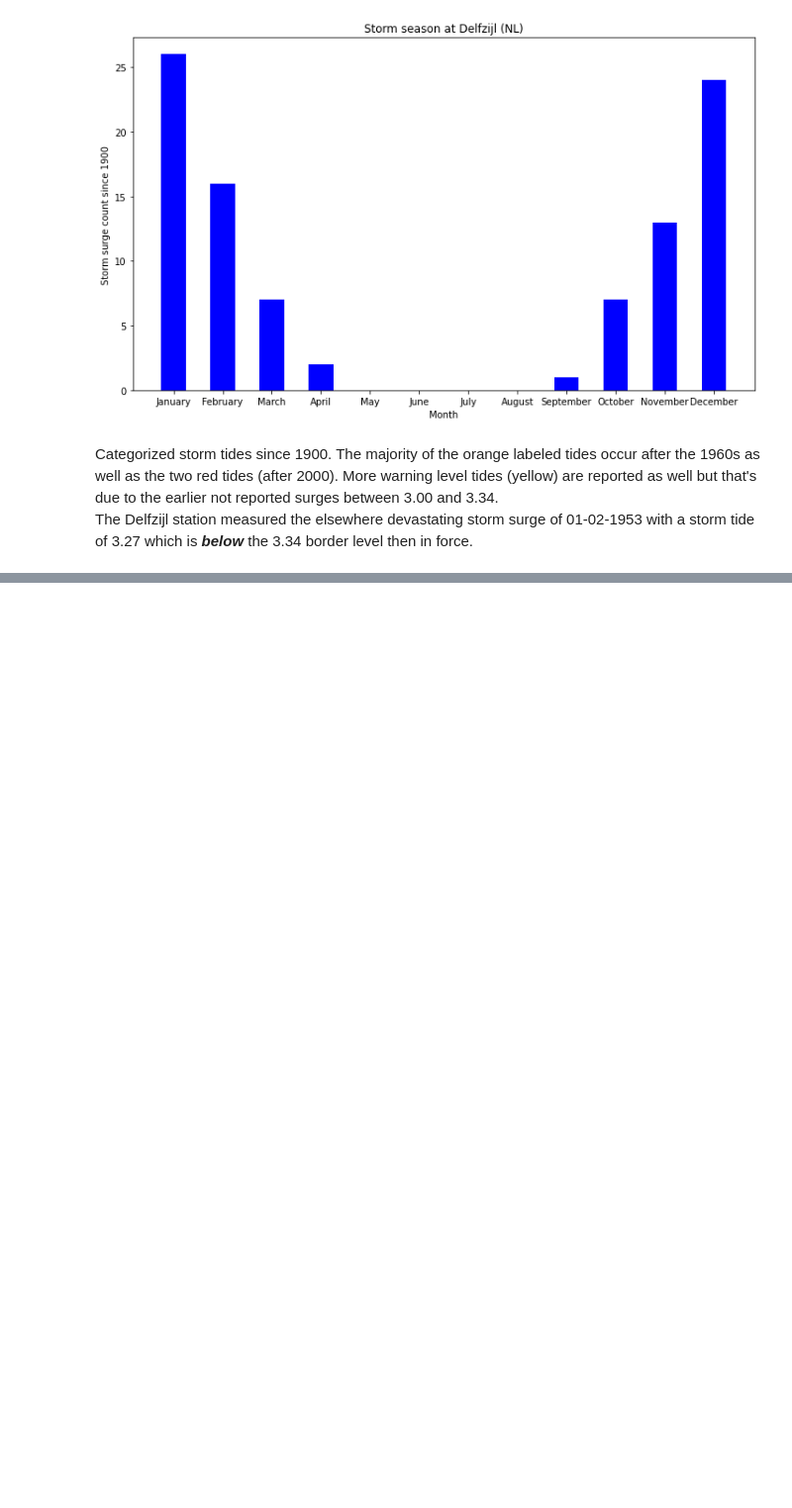
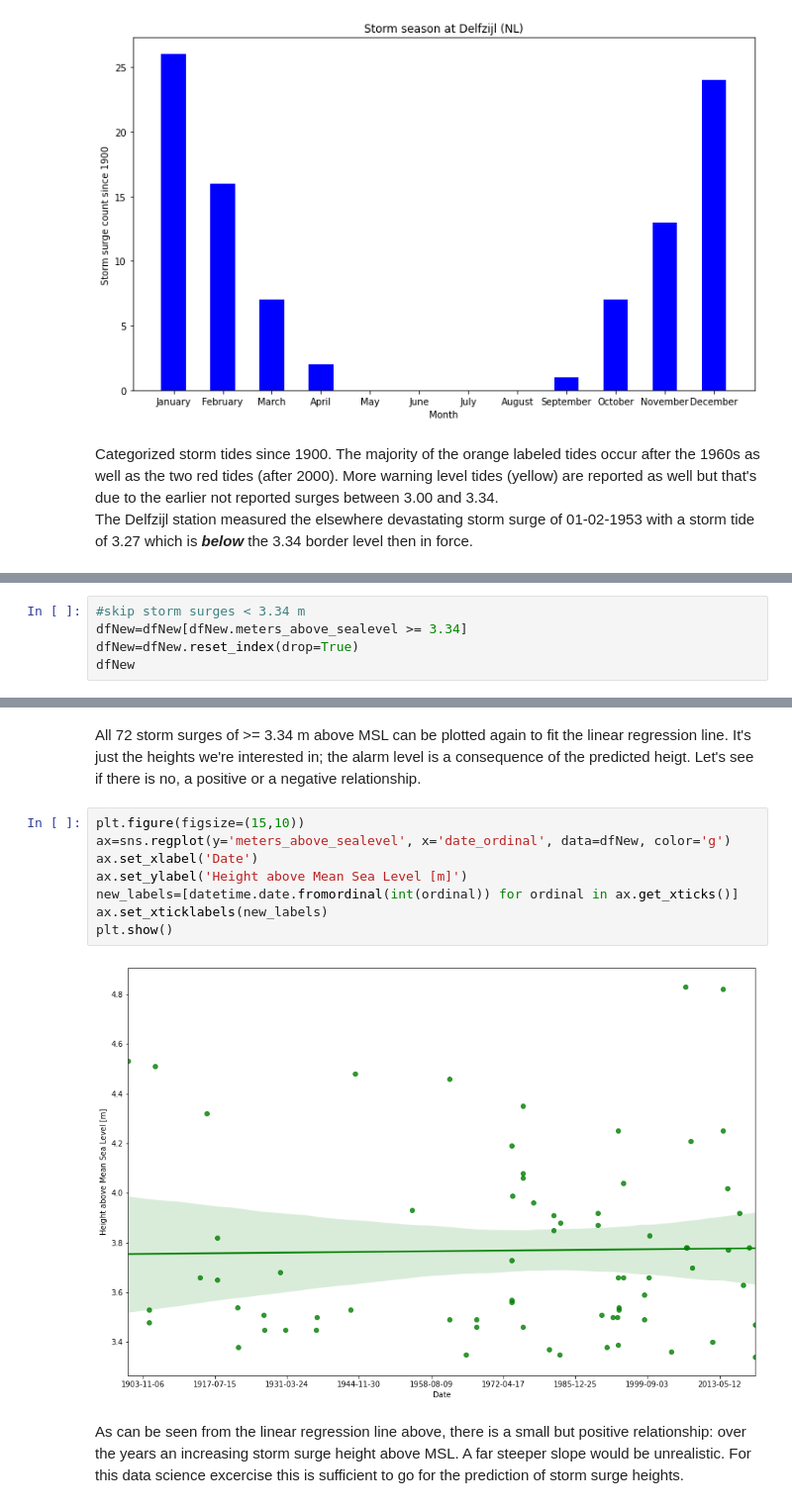
Before and after one commit to HodaAtWork/DS-miniatures, a Jupyter notebook: Python/StormTidesDelfzijl.ipynb, the cells around one changed output, grey strips where cells are left out. Shown at 99% size. Saved outputs shown, nothing was run; the diff lists cells and outputs as text; blank space fills up the shorter version.

Commit message:
storm surges - height prediction OLS

```diff
--- a/Python/StormTidesDelfzijl.ipynb
+++ b/Python/StormTidesDelfzijl.ipynb
@@ -211,0 +219,5 @@ The linear fit tends to slightly lower heights above MSL. Even regarding the con
+# %%
+#skip storm surges < 3.34 m
+dfNew=dfNew[dfNew.meters_above_sealevel >= 3.34]
+dfNew=dfNew.reset_index(drop=True)
+dfNew
@@ -211,0 +238,14 @@ The linear fit tends to slightly lower heights above MSL. Even regarding the con
+# %% [markdown]
+All 72 storm surges of >= 3.34 m above MSL can be plotted again to fit the linear regression line. It's just the heights we're interested in; the alarm level is a consequence of the predicted heigt. Let's see if there is no, a positive or a negative relationship.
+# %%
+plt.figure(figsize=(15,10))
+ax=sns.regplot(y='meters_above_sealevel', x='date_ordinal', data=dfNew, color='g')
+ax.set_xlabel('Date')
+ax.set_ylabel('Height above Mean Sea Level [m]')
+new_labels=[datetime.date.fromordinal(int(ordinal)) for ordinal in ax.get_xticks()]
+ax.set_xticklabels(new_labels)
+plt.show()
+# %% [output]
+[figure, added]
+# %% [markdown]
+As can be seen from the linear regression line above, there is a small but positive relationship: over the years an increasing storm surge height above MSL. A far steeper slope would be unrealistic. For this data science excercise this is sufficient to go for the prediction of storm surge heights.
```
Also changed, not shown: parts of 35 cells of this notebook, 1 other file.
